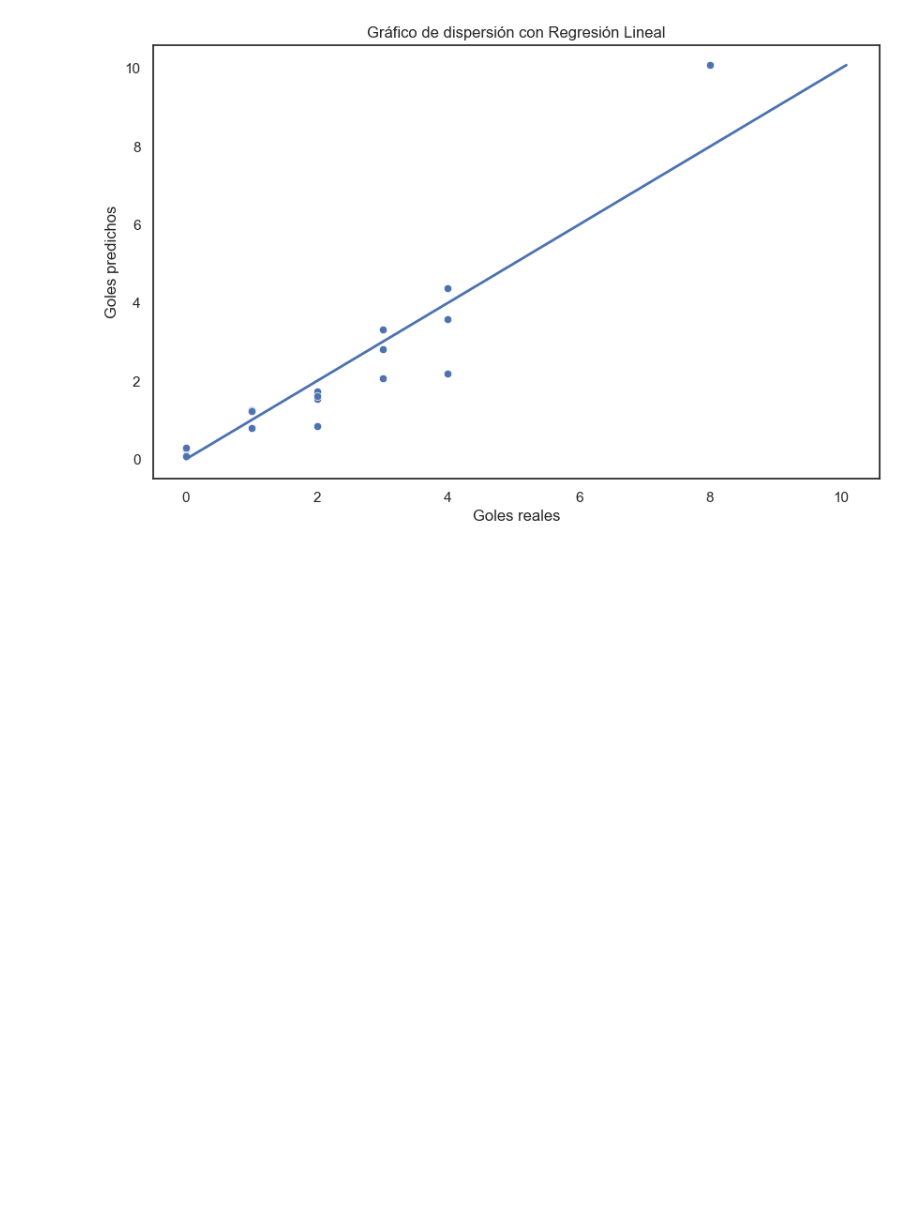
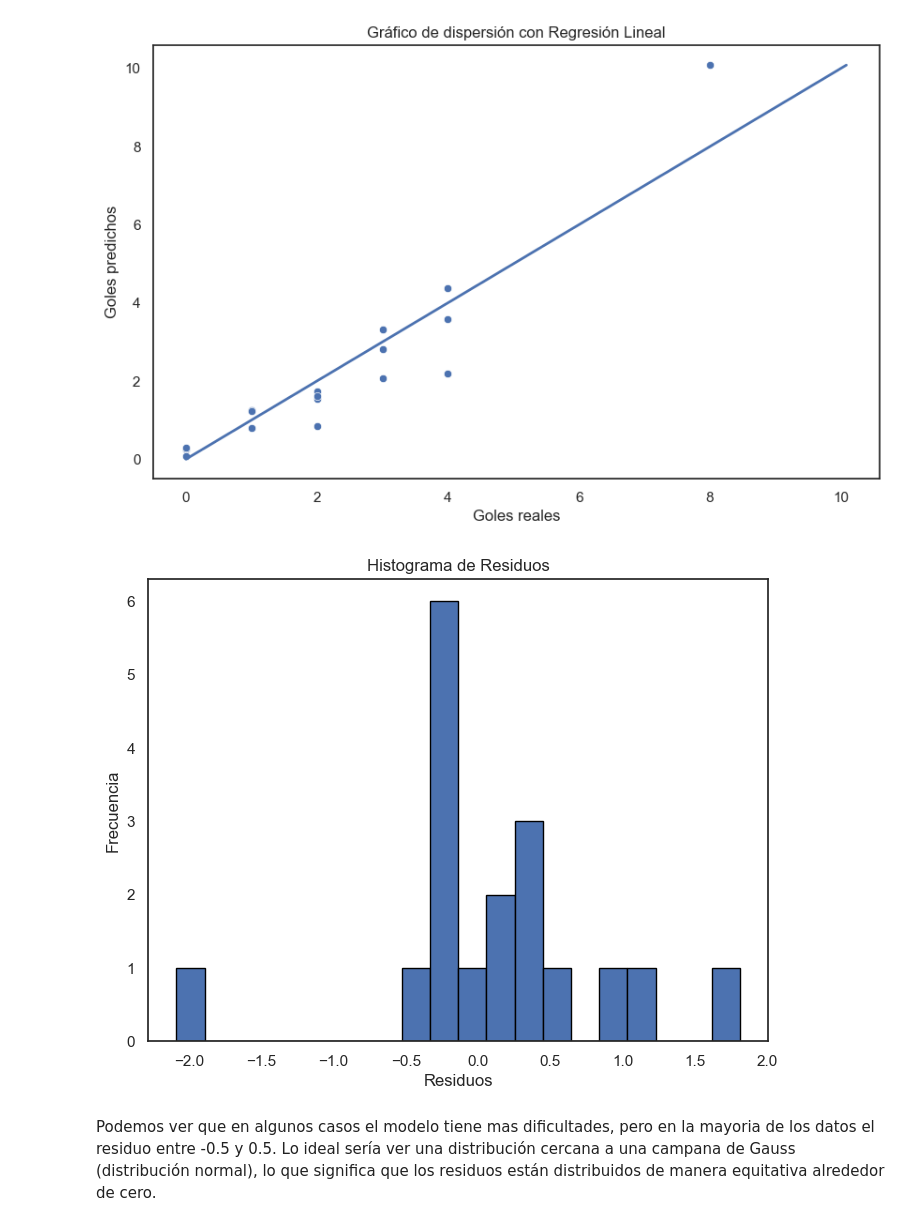
Before and after one commit to crltsnch/Champions_23-24, a Jupyter notebook: analysis.ipynb, the cells around one changed output. Cells and saved outputs as stored; diff of their text form; code cells hidden in the pictures; blank space fills up the shorter version.

Commit message:
histograma de residuos

```diff
--- a/analysis.ipynb
+++ b/analysis.ipynb
@@ -276,0 +273,16 @@ residuos = y_test - y_pred_original
+# %%
+#Histograma de los residuos
+# Calcular los residuos
+residuos = y_test - y_pred_original
+
+# Crear el histograma
+plt.figure(figsize=(8, 6))
+plt.hist(residuos, bins=20, edgecolor='black')
+plt.title('Histograma de Residuos')
+plt.xlabel('Residuos')
+plt.ylabel('Frecuencia')
+plt.show()
+# %% [output]
+[figure, added]
+# %% [markdown]
+Podemos ver que en algunos casos el modelo tiene mas dificultades, pero en la mayoria de los datos el residuo entre -0.5 y 0.5. Lo ideal sería ver una distribución cercana a una campana de Gauss (distribución normal), lo que significa que los residuos están distribuidos de manera equitativa alrededor de cero.
```
Also changed, not shown: parts of 1 cell of this notebook.
